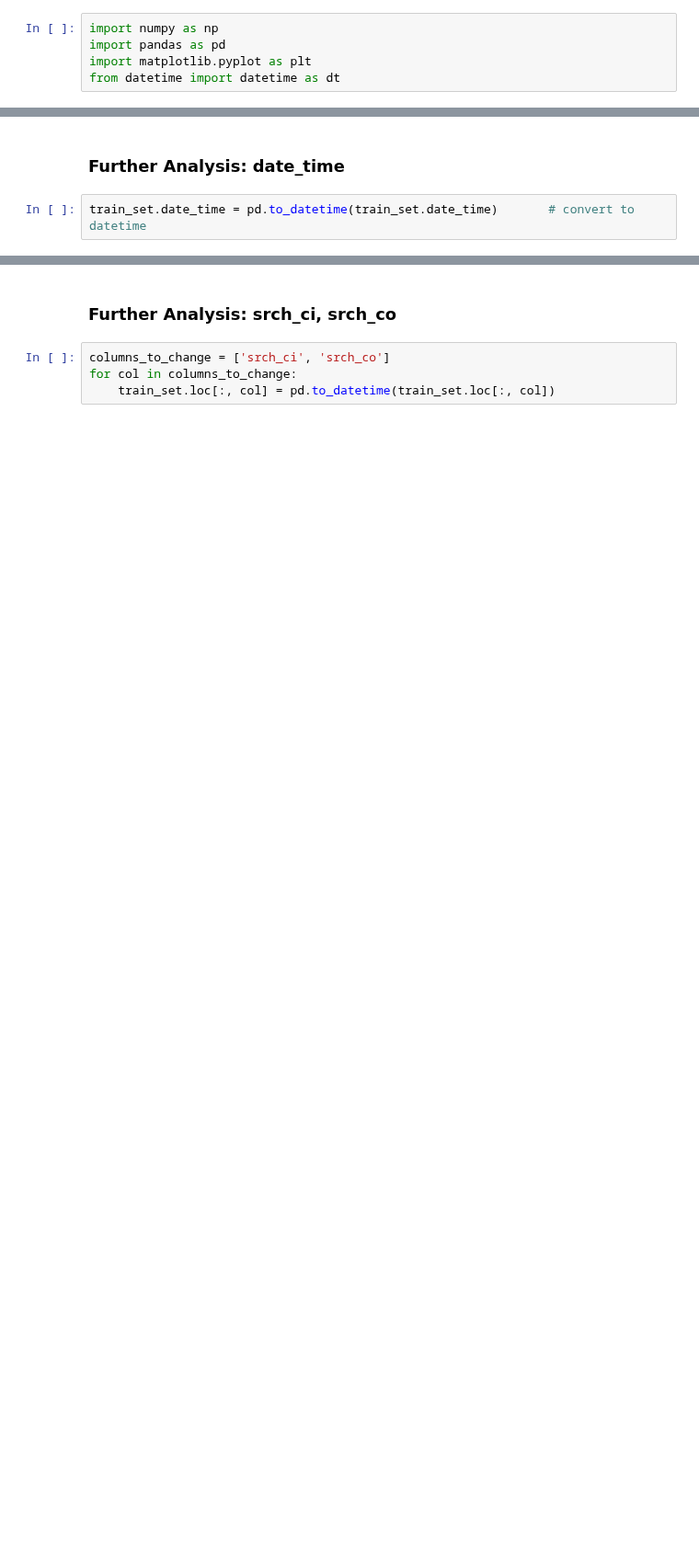
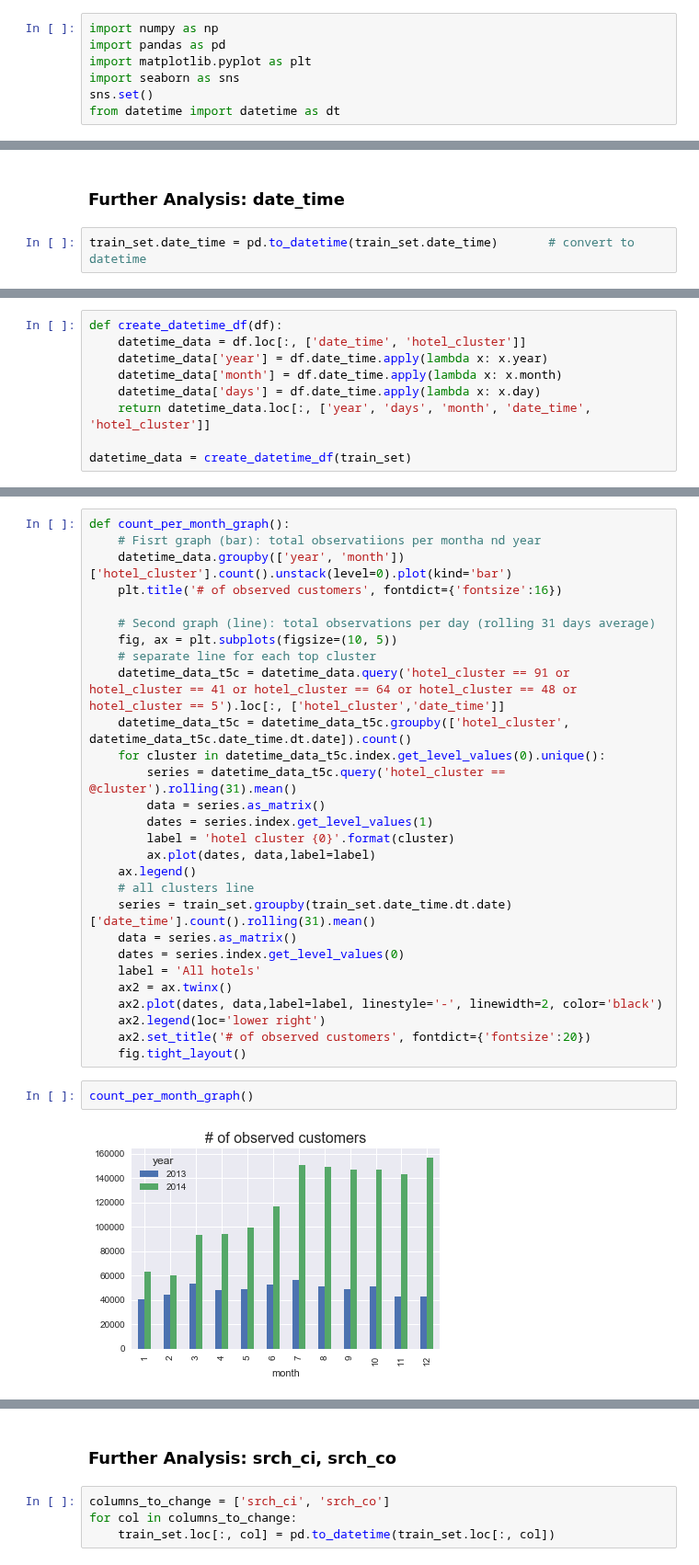
Before and after one commit to MateuszKonopelski/Kaggle, a Jupyter notebook: Project2_Expedia/Expedia_code.ipynb, the cells around one changed output, grey strips where cells are left out. Shown at 92% size. Cells and saved outputs as stored; diff of their text form; blank space fills up the shorter version.

```diff
--- a/Project2_Expedia/Expedia_code.ipynb
+++ b/Project2_Expedia/Expedia_code.ipynb
@@ -46,6 +46,8 @@ Note that some srch_destination_id's in the train/test files don't exist in the
 import numpy as np
 import pandas as pd
 import matplotlib.pyplot as plt
+import seaborn as sns
+sns.set()
 from datetime import datetime as dt
 # %% [markdown]
 ## 1. Import and select features
@@ -177,0 +183,9 @@ plt.plot(train_set.groupby([id_date])['date_time'].count())
+# %%
+def create_datetime_df(df):
+    datetime_data = df.loc[:, ['date_time', 'hotel_cluster']]
+    datetime_data['year'] = df.date_time.apply(lambda x: x.year)
+    datetime_data['month'] = df.date_time.apply(lambda x: x.month)
+    datetime_data['days'] = df.date_time.apply(lambda x: x.day)
+    return datetime_data.loc[:, ['year', 'days', 'month', 'date_time', 'hotel_cluster']]
+
+datetime_data = create_datetime_df(train_set)
@@ -177,0 +218,32 @@ plt.plot(train_set.groupby([id_date])['date_time'].count())
+# %%
+def count_per_month_graph():
+    # Fisrt graph (bar): total observatiions per montha nd year
+    datetime_data.groupby(['year', 'month'])['hotel_cluster'].count().unstack(level=0).plot(kind='bar')
+    plt.title('# of observed customers', fontdict={'fontsize':16})
+
+    # Second graph (line): total observations per day (rolling 31 days average)
+    fig, ax = plt.subplots(figsize=(10, 5))
+    # separate line for each top cluster
+    datetime_data_t5c = datetime_data.query('hotel_cluster == 91 or hotel_cluster == 41 or hotel_cluster == 64 or hotel_cluster == 48 or hotel_cluster == 5').loc[:, ['hotel_cluster','date_time']]
+    datetime_data_t5c = datetime_data_t5c.groupby(['hotel_cluster', datetime_data_t5c.date_time.dt.date]).count()
+    for cluster in datetime_data_t5c.index.get_level_values(0).unique():
+        series = datetime_data_t5c.query('hotel_cluster == @cluster').rolling(31).mean()
+        data = series.as_matrix()
+        dates = series.index.get_level_values(1)
+        label = 'hotel cluster {0}'.format(cluster)
+        ax.plot(dates, data,label=label)
+    ax.legend()
+    # all clusters line
+    series = train_set.groupby(train_set.date_time.dt.date)['date_time'].count().rolling(31).mean()
+    data = series.as_matrix()
+    dates = series.index.get_level_values(0)
+    label = 'All hotels'
+    ax2 = ax.twinx()
+    ax2.plot(dates, data,label=label, linestyle='-', linewidth=2, color='black')
+    ax2.legend(loc='lower right')
+    ax2.set_title('# of observed customers', fontdict={'fontsize':20})
+    fig.tight_layout()
+# %%
+count_per_month_graph()
+# %% [output]
+[figure, added]
```
Also changed, not shown: parts of 27 cells of this notebook.
